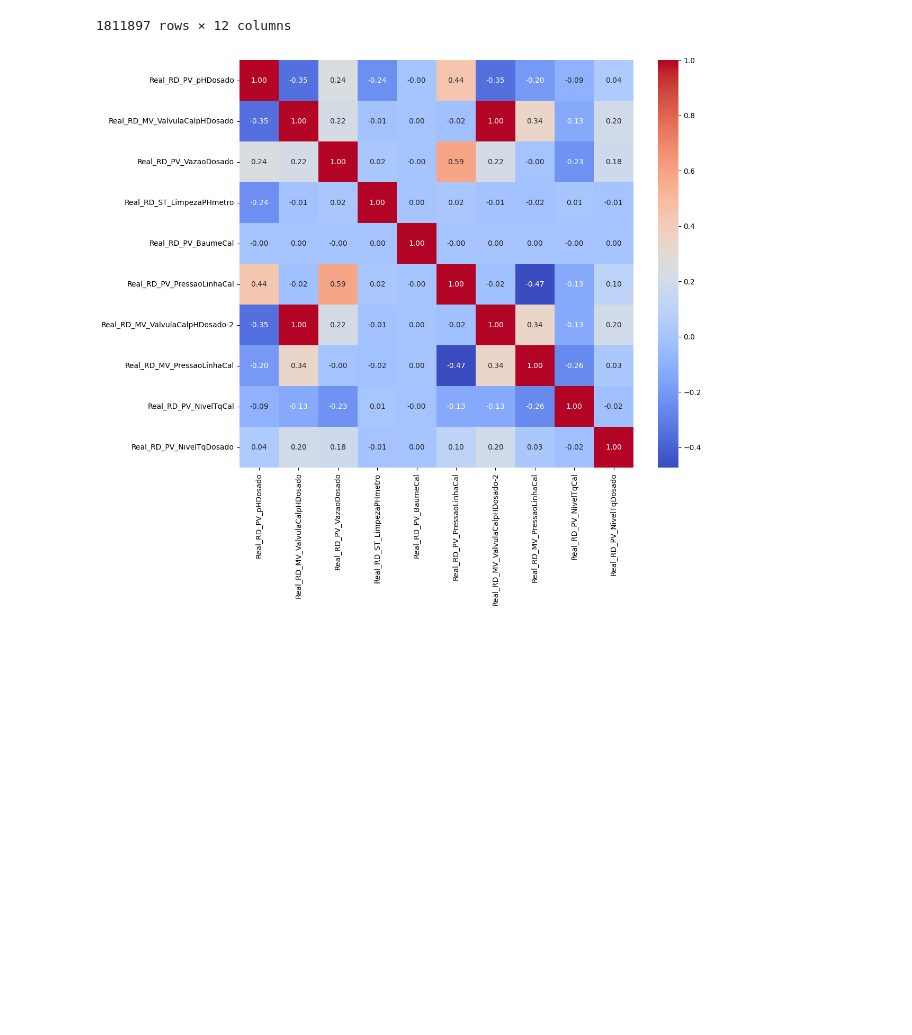
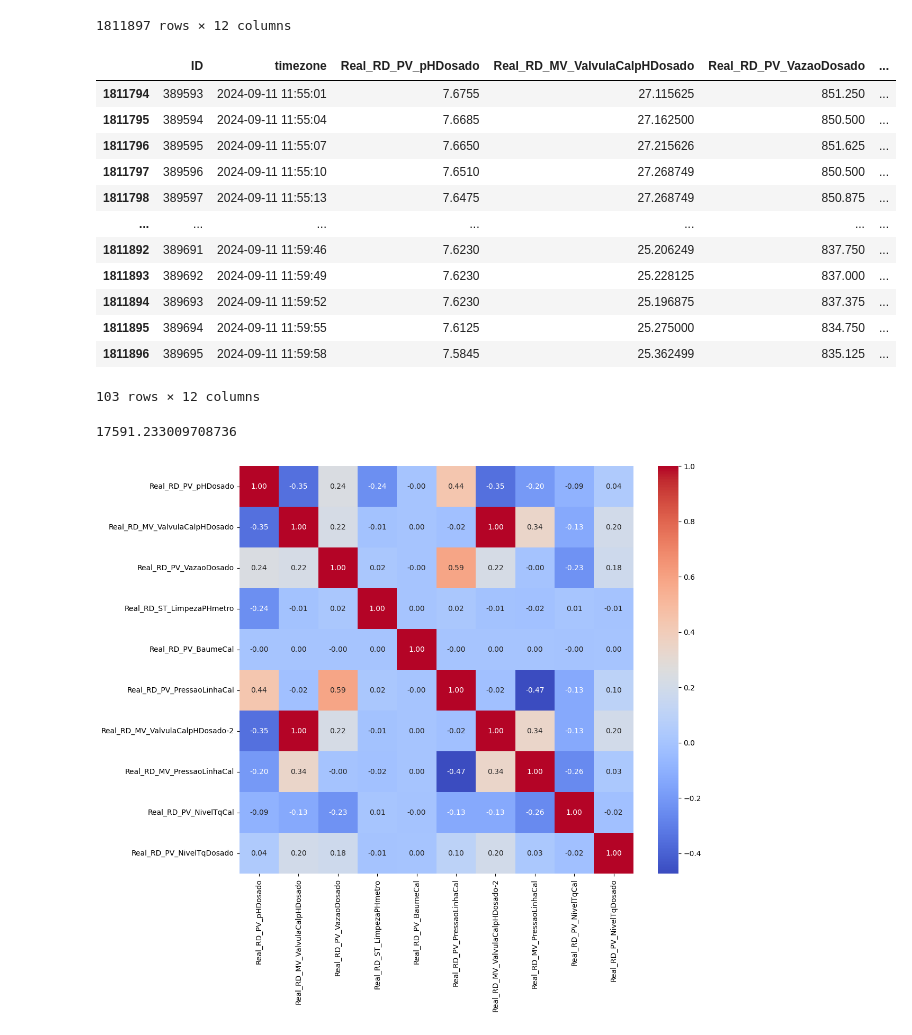
Before and after one commit to JoaoSGSiqueira/projeto_previsao_ph, a Jupyter notebook: modelo_testes.ipynb, the cells around one changed output. Drawn from its saved outputs; the diff is of its cells as text; code cells hidden in the pictures; blank space fills up the shorter version.

```diff
--- a/modelo_testes.ipynb
+++ b/modelo_testes.ipynb
@@ -17,6 +17,36 @@ df
 | 1811895 | 389694 | 2024-09-11 11:59:55 | 7.6125 | 25.275000 | 834.750 | ... |
 | 1811896 | 389695 | 2024-09-11 11:59:58 | 7.5845 | 25.362499 | 835.125 | ... |
 1811897 rows × 12 columns
+# %%
+# split the dataframe for the last five minutes by the timezone column which is datetime
+df['timezone'] = pd.to_datetime(df['timezone'])
+
+# Find the last 5 minutes of data
+end_time = df['timezone'].max()  # Maximum time in the DataFrame (24 hours from start)
+start_time = end_time - pd.Timedelta(minutes=5)  # 5 minutes before the end time
+
+# Filter the DataFrame to include only the last 5 minutes
+df_last_5_minutes = df[df['timezone'] > start_time]
+# %%
+df_last_5_minutes
+# %% [output]
+|  | ID | timezone | Real_RD_PV_pHDosado | Real_RD_MV_ValvulaCalpHDosado | Real_RD_PV_VazaoDosado | ... |
+| 1811794 | 389593 | 2024-09-11 11:55:01 | 7.6755 | 27.115625 | 851.250 | ... |
+| 1811795 | 389594 | 2024-09-11 11:55:04 | 7.6685 | 27.162500 | 850.500 | ... |
+| 1811796 | 389595 | 2024-09-11 11:55:07 | 7.6650 | 27.215626 | 851.625 | ... |
+| 1811797 | 389596 | 2024-09-11 11:55:10 | 7.6510 | 27.268749 | 850.500 | ... |
+| 1811798 | 389597 | 2024-09-11 11:55:13 | 7.6475 | 27.268749 | 850.875 | ... |
+| ... | ... | ... | ... | ... | ... | ... |
+| 1811892 | 389691 | 2024-09-11 11:59:46 | 7.6230 | 25.206249 | 837.750 | ... |
+| 1811893 | 389692 | 2024-09-11 11:59:49 | 7.6230 | 25.228125 | 837.000 | ... |
+| 1811894 | 389693 | 2024-09-11 11:59:52 | 7.6230 | 25.196875 | 837.375 | ... |
+| 1811895 | 389694 | 2024-09-11 11:59:55 | 7.6125 | 25.275000 | 834.750 | ... |
+| 1811896 | 389695 | 2024-09-11 11:59:58 | 7.5845 | 25.362499 | 835.125 | ... |
+103 rows × 12 columns
+# %%
+1811897/103
+# %% [output]
+17591.233009708736
 # %%
 import seaborn as sns
 import matplotlib.pyplot as plt
```
Also changed, not shown: 6 other files.
